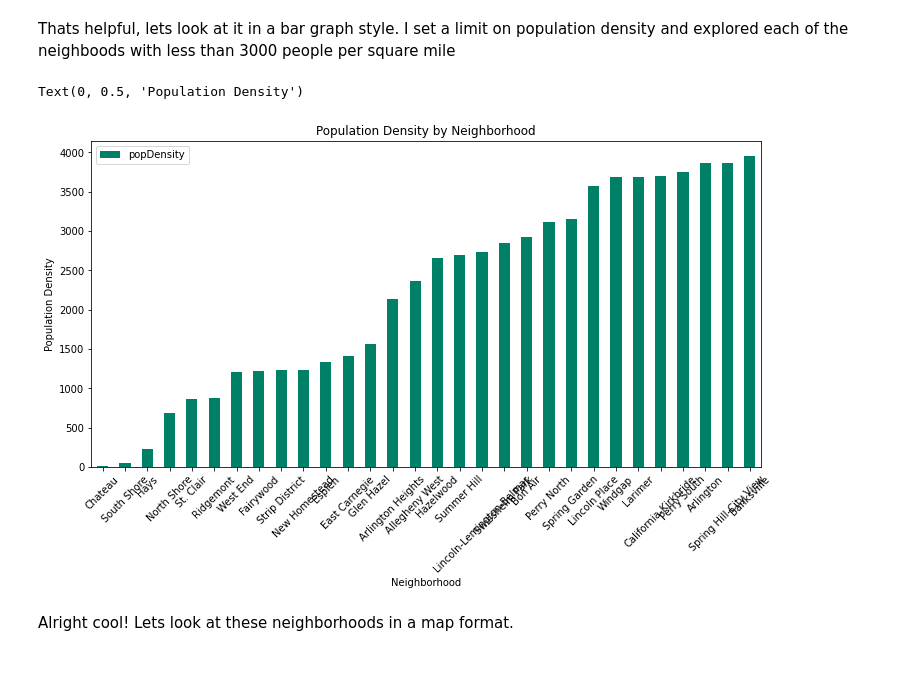
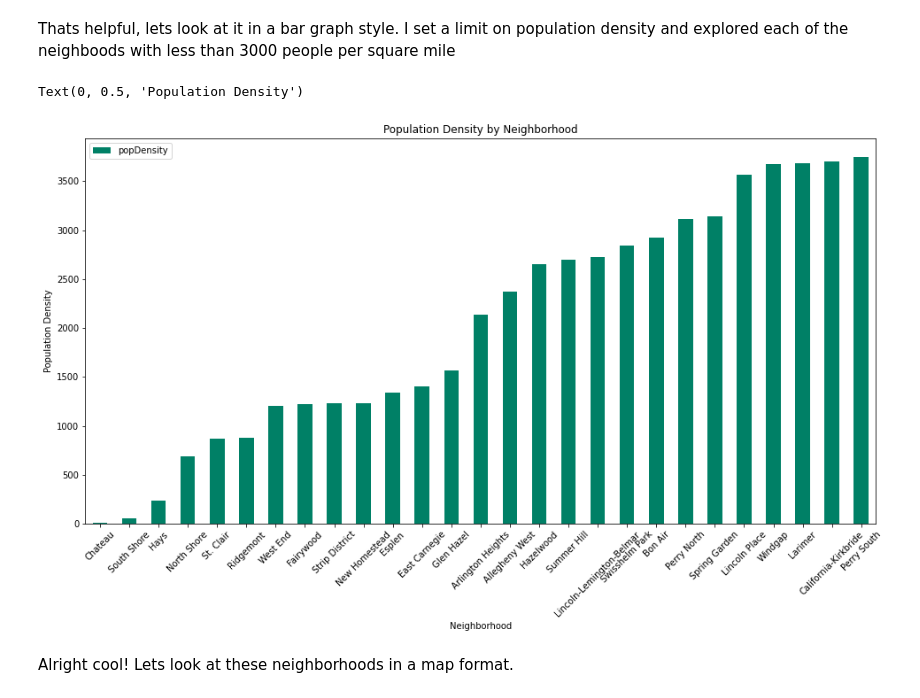
Before and after one commit to anikaGJ/toBeAPanther, a Jupyter notebook: BestNeighborhoodProject.ipynb, the cells around one changed output. Drawn from its saved outputs; the diff is of its cells as text; code cells hidden in the pictures; blank space fills up the shorter version.

```diff
--- a/BestNeighborhoodProject.ipynb
+++ b/BestNeighborhoodProject.ipynb
@@ -196,19 +196,21 @@ density.head(25) ##Print Lowest Population Density!
 # %% [markdown]
 Thats helpful, lets look at it in a bar graph style. I set a limit on population density and explored each of the neighboods with less than 3000 people per square mile
 # %%
-limit = 4000  ##Making the population density limit 4000 people per sq mile
+
+
+limit = 3800  ##Making the population density limit 4000 people per sq mile
 bar_mask = density['popDensity'] < limit ##Printing everything under that limit
 
 lowPop = density[bar_mask]
 
-chart = lowPop.plot.bar(x="Neighborhood", y="popDensity", colormap="summer", rot=45, figsize=(12,6))
+chart = lowPop.plot.bar(x="Neighborhood", y="popDensity", colormap="summer", rot=45, figsize=(16,8))
 
 chart.set_title("Population Density by Neighborhood")
 chart.set_xlabel("Neighborhood")
 chart.set_ylabel("Population Density")
 # %% [output]
 Text(0, 0.5, 'Population Density')
-[figure, old version]
+[figure, new version]
 # %% [markdown]
 Alright cool! Lets look at these neighborhoods in a map format.
 # %%
```
Also changed, not shown: parts of 2 cells of this notebook.
